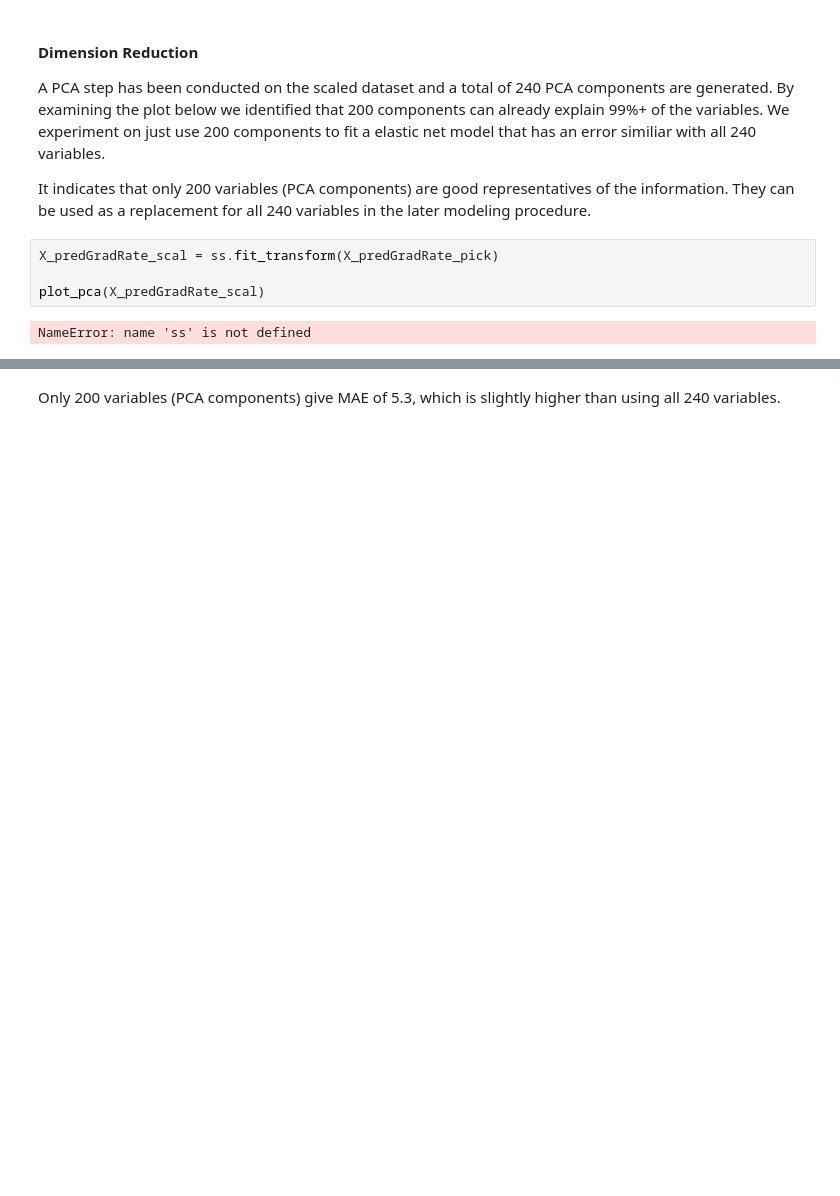
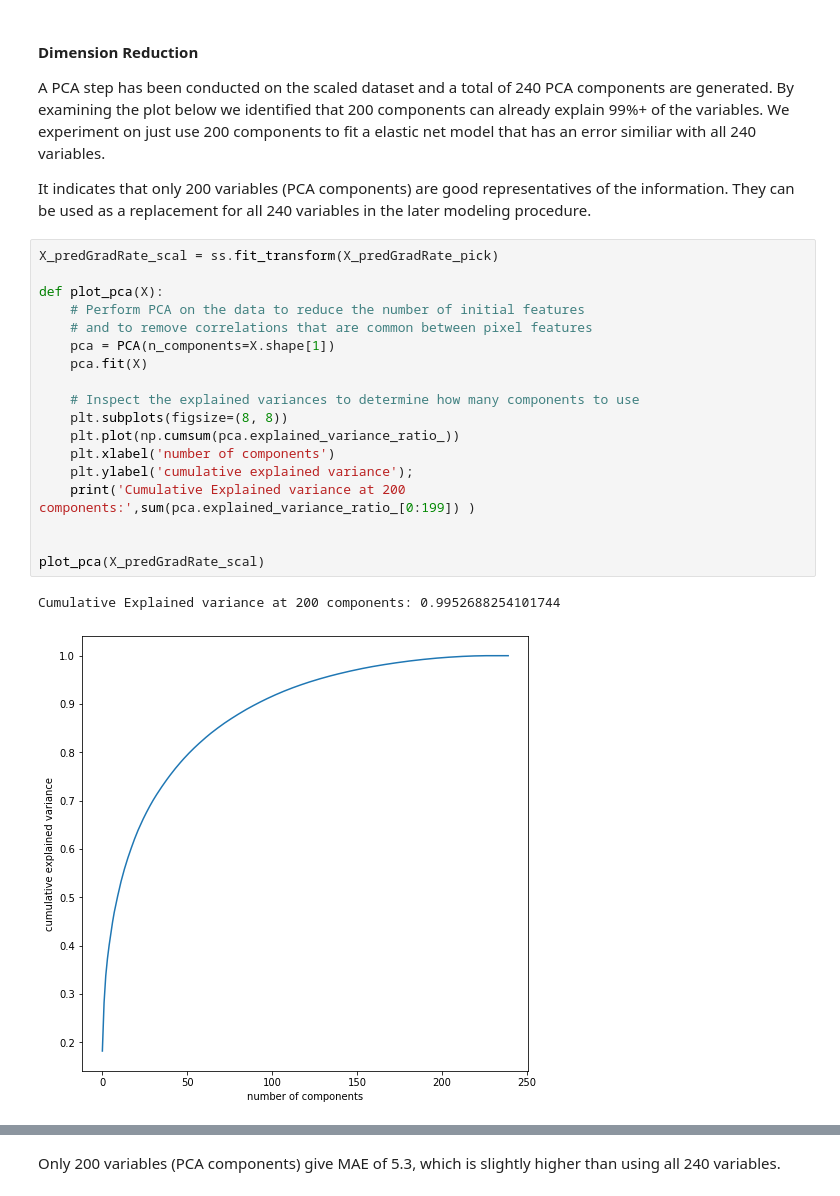
Before and after one commit to fredpoon/ds_7331_jyrf_eda, a Jupyter notebook: grp4_lab2_jyrf_final.ipynb, the cells around one changed output, grey strips where cells are left out. Cells and saved outputs as stored; diff of their text form; blank space fills up the shorter version.

```diff
--- a/grp4_lab2_jyrf_final.ipynb
+++ b/grp4_lab2_jyrf_final.ipynb
@@ -693,12 +697,27 @@ np.sqrt(mean_squared_error(Y_GradRate, predictions))
 A PCA step has been conducted on the scaled dataset and a total of 240 PCA components are generated. By examining the plot below we identified that 200 components can already explain 99%+ of the variables. We experiment on just use 200 components to fit a elastic net model that has an error similiar with all 240 variables.
 
 It indicates that only 200 variables (PCA components) are good representatives of the information. They can be used as a replacement for all 240 variables in the later modeling procedure.
-# %%
-X_predGradRate_scal = ss.fit_transform(X_predGradRate_pick)
-
-plot_pca(X_predGradRate_scal)
-# %% [output]
-NameError: name 'ss' is not defined
+# %%
+X_predGradRate_scal = ss.fit_transform(X_predGradRate_pick)
+
+def plot_pca(X):
+    # Perform PCA on the data to reduce the number of initial features
+    # and to remove correlations that are common between pixel features
+    pca = PCA(n_components=X.shape[1])
+    pca.fit(X)
+
+    # Inspect the explained variances to determine how many components to use
+    plt.subplots(figsize=(8, 8))
+    plt.plot(np.cumsum(pca.explained_variance_ratio_))
+    plt.xlabel('number of components')
+    plt.ylabel('cumulative explained variance');
+    print('Cumulative Explained variance at 200 components:',sum(pca.explained_variance_ratio_[0:199]) )
+
+
+plot_pca(X_predGradRate_scal)
+# %% [output]
+Cumulative Explained variance at 200 components: 0.9952688254101744
+[figure, added]
 # %%
 # Convert X_sm to 200 principal components
 pca = PCA(n_components=200)
```
Also changed, not shown: parts of 27 cells of this notebook.
